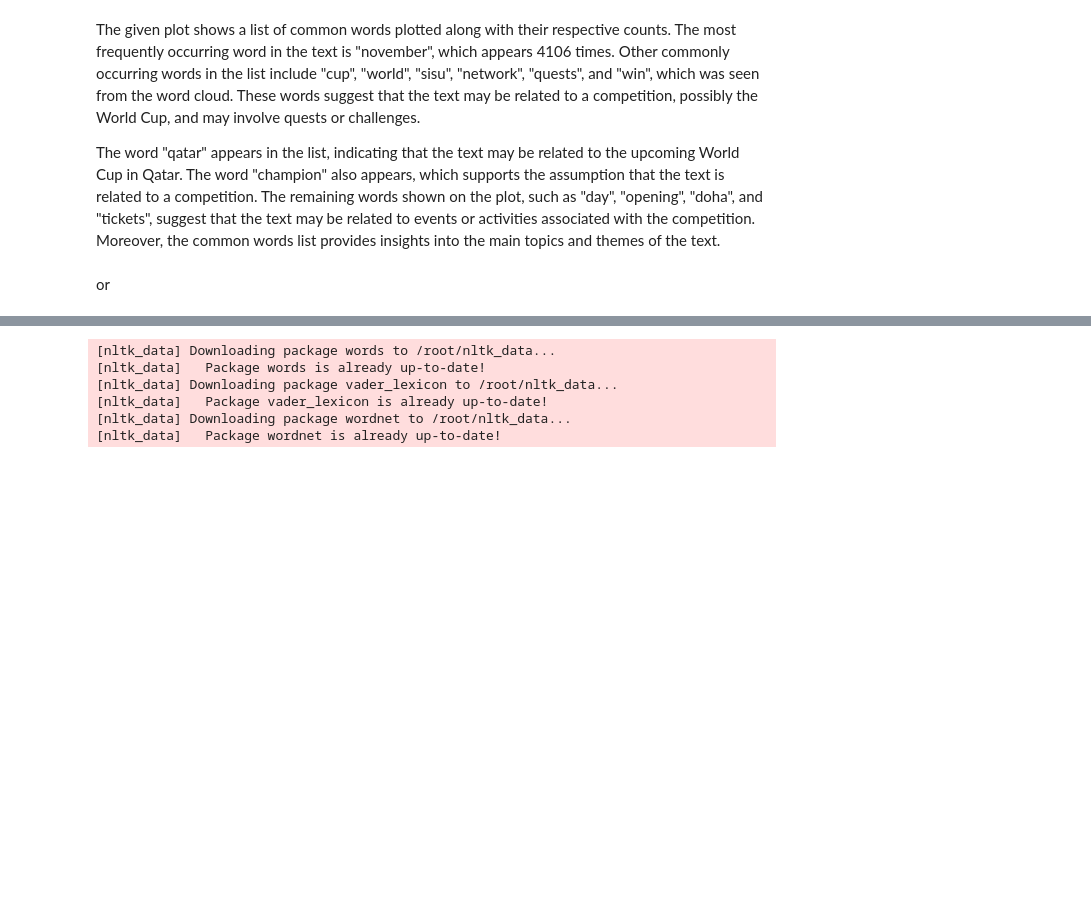
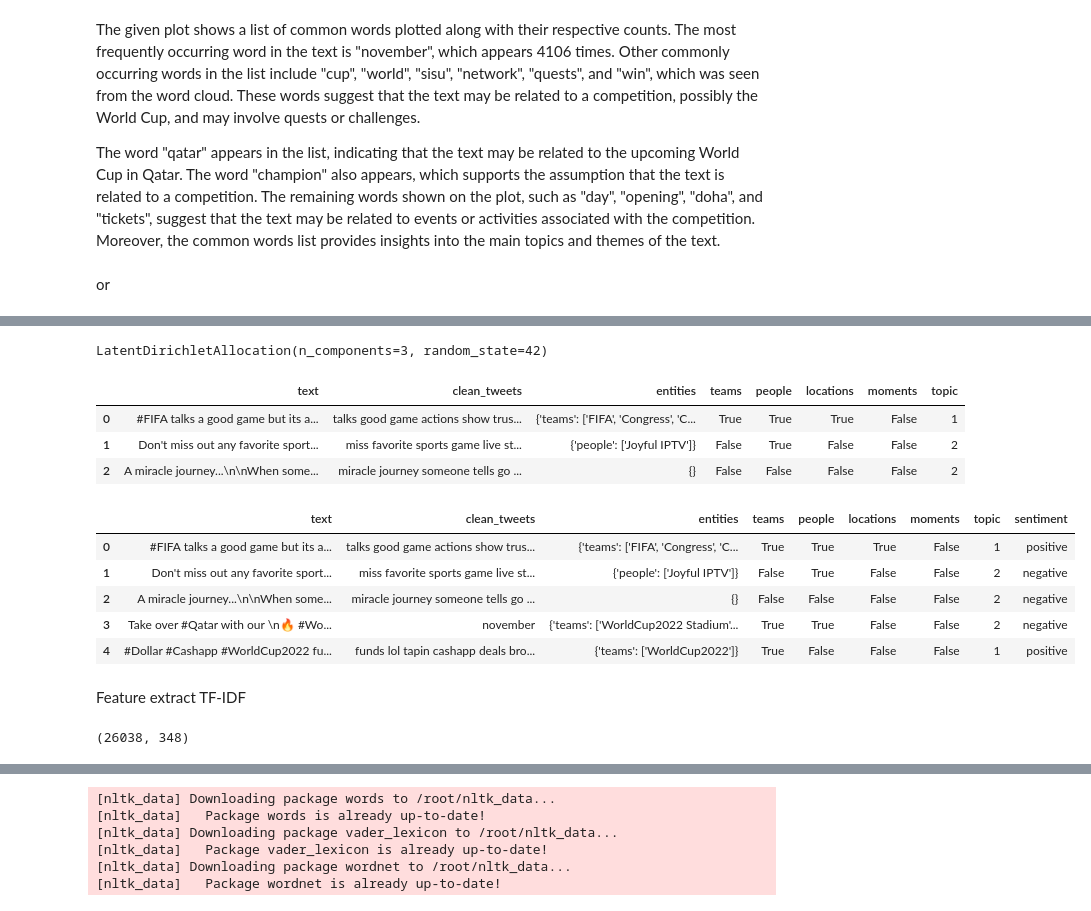
Before and after one commit to KSNW0710/sentimental_analysis, a Jupyter notebook: sentimental_analysis_project.ipynb, the cells around one changed output, grey strips where cells are left out. Saved outputs shown, nothing was run; the diff lists cells and outputs as text; code cells hidden in the pictures; blank space fills up the shorter version.

```diff
--- a/sentimental_analysis_project.ipynb
+++ b/sentimental_analysis_project.ipynb
@@ -457,0 +547,31 @@ df.head(3)
+# %%
+num_topics = 3
+lda_model = LatentDirichletAllocation(n_components=num_topics, random_state=42)
+lda_model.fit(dtm)
+# %% [output]
+LatentDirichletAllocation(n_components=3, random_state=42)
+# %%
+# assign each document to the topic with the highest probability
+topic_probability_scores = lda_model.transform(dtm)
+feature_df['topic'] = topic_probability_scores.argmax(axis=1)
+# %%
+feature_df.head(3)
+# %% [output]
+|  | text | clean_tweets | entities | teams | people | locations | moments | topic |
+| 0 | #FIFA talks a good game but its a... | talks good game actions show trus... | {'teams': ['FIFA', 'Congress', 'C... | True | True | True | False | 1 |
+| 1 | Don't miss out any favorite sport... | miss favorite sports game live st... | {'people': ['Joyful IPTV']} | False | True | False | False | 2 |
+| 2 | A miracle journey...\n\nWhen some... | miracle journey someone tells go ... | {} | False | False | False | False | 2 |
+# %%
+def classify_sentiment(topic):
+    '''
+        1: 'positive'
+        2: 'negative'
+        0: 'neutral'
+    '''
+
+    if topic == 1:
+        return 'positive'
+    elif topic == 2:
+        return 'negative'
+    else:
+        return 'neutral'
@@ -457,0 +580,24 @@ df.head(3)
+# %%
+feature_df.head(5)
+# %% [output]
+|  | text | clean_tweets | entities | teams | people | locations | moments | topic | sentiment |
+| 0 | #FIFA talks a good game but its a... | talks good game actions show trus... | {'teams': ['FIFA', 'Congress', 'C... | True | True | True | False | 1 | positive |
+| 1 | Don't miss out any favorite sport... | miss favorite sports game live st... | {'people': ['Joyful IPTV']} | False | True | False | False | 2 | negative |
+| 2 | A miracle journey...\n\nWhen some... | miracle journey someone tells go ... | {} | False | False | False | False | 2 | negative |
+| 3 | Take over #Qatar with our \n🔥 #Wo... | november | {'teams': ['WorldCup2022 Stadium'... | True | True | False | False | 2 | negative |
+| 4 | #Dollar #Cashapp #WorldCup2022 fu... | funds lol tapin cashapp deals bro... | {'teams': ['WorldCup2022']} | True | False | False | False | 1 | positive |
+# %% [markdown]
+Feature extract TF-IDF
+# %%
+from sklearn.feature_extraction.text import TfidfVectorizer
+
+# Create the TF-IDF vectorizer object
+tfidf_vectorizer = TfidfVectorizer()
+
+# Fit and transform the preprocessed tweets
+tfidf_matrix = tfidf_vectorizer.fit_transform(feature_df['clean_tweets'])
+
+# Print the shape of the resulting matrix
+print(tfidf_matrix.shape)
+# %% [output]
+(26038, 348)
```
Also changed, not shown: parts of 40 cells of this notebook.
